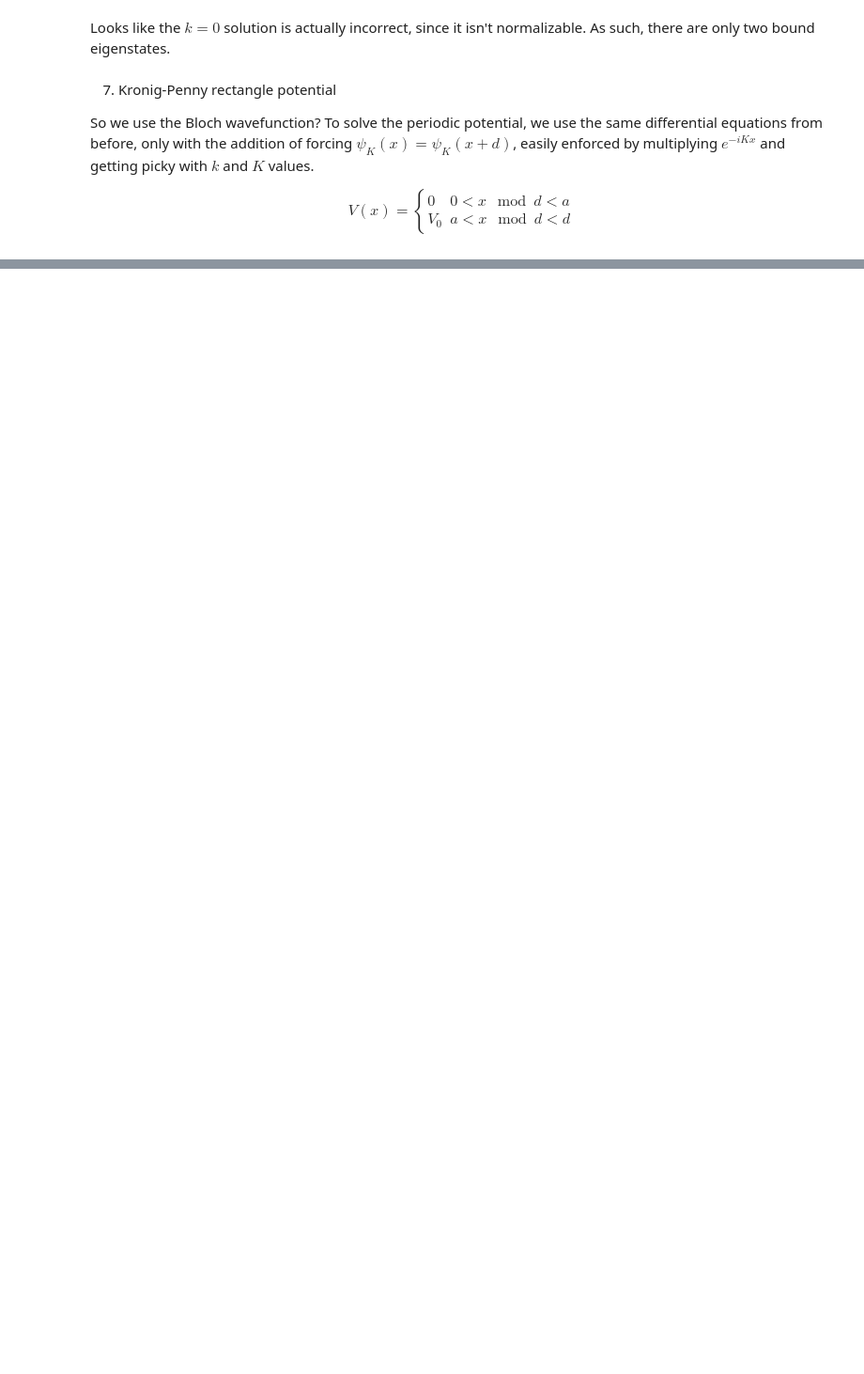
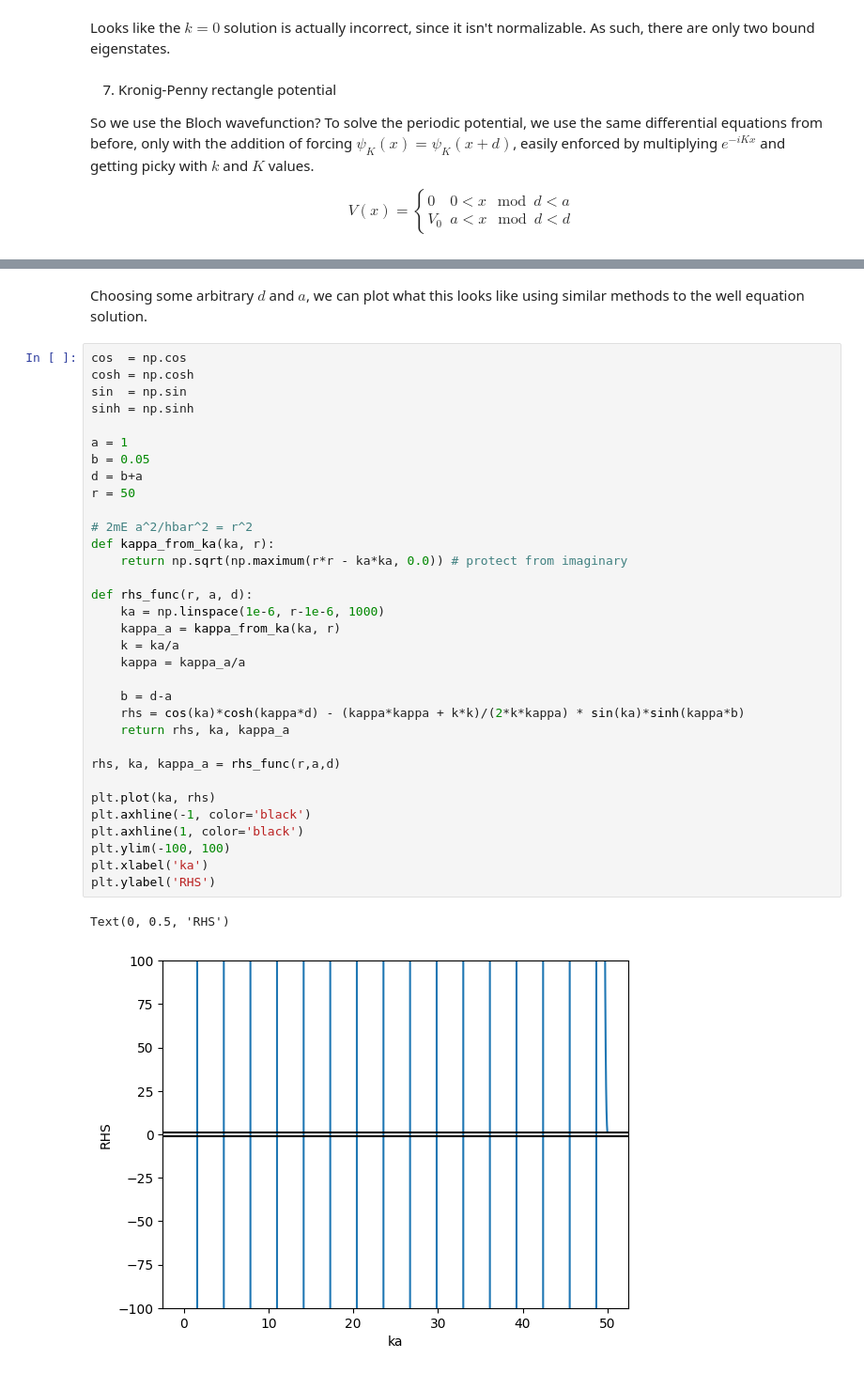
Before and after one commit to andrew-koren/IIT-Physics-Grad, a Jupyter notebook: 25_FS/Phys509/hw2.ipynb, the cells around one changed output, grey strips where cells are left out. Shown: that part at 94% size. Drawn from its saved outputs; the diff is of its cells as text; blank space fills up the shorter version.

```diff
--- a/25_FS/Phys509/hw2.ipynb
+++ b/25_FS/Phys509/hw2.ipynb
@@ -733,0 +948,38 @@ $$ -->
+# %% [markdown]
+Choosing some arbitrary $d$ and $a$, we can plot what this looks like using similar methods to the well equation solution.
+# %%
+cos  = np.cos
+cosh = np.cosh
+sin  = np.sin
+sinh = np.sinh
+
+a = 1
+b = 0.05
+d = b+a
+r = 50
+
+# 2mE a^2/hbar^2 = r^2
+def kappa_from_ka(ka, r):
+    return np.sqrt(np.maximum(r*r - ka*ka, 0.0)) # protect from imaginary
+
+def rhs_func(r, a, d):
+    ka = np.linspace(1e-6, r-1e-6, 1000)
+    kappa_a = kappa_from_ka(ka, r)
+    k = ka/a
+    kappa = kappa_a/a
+
+    b = d-a
+    rhs = cos(ka)*cosh(kappa*d) - (kappa*kappa + k*k)/(2*k*kappa) * sin(ka)*sinh(kappa*b)
+    return rhs, ka, kappa_a
+
+rhs, ka, kappa_a = rhs_func(r,a,d)
+
+plt.plot(ka, rhs)
+plt.axhline(-1, color='black')
+plt.axhline(1, color='black')
+plt.ylim(-100, 100)
+plt.xlabel('ka')
+plt.ylabel('RHS')
+# %% [output]
+Text(0, 0.5, 'RHS')
+[figure, added]
```
Also changed, not shown: parts of 11 cells of this notebook, 5 other files.
